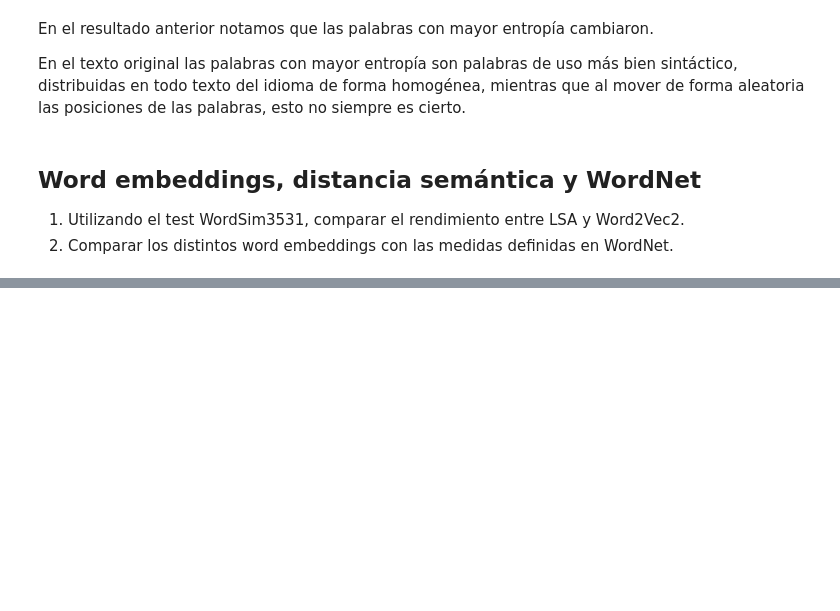
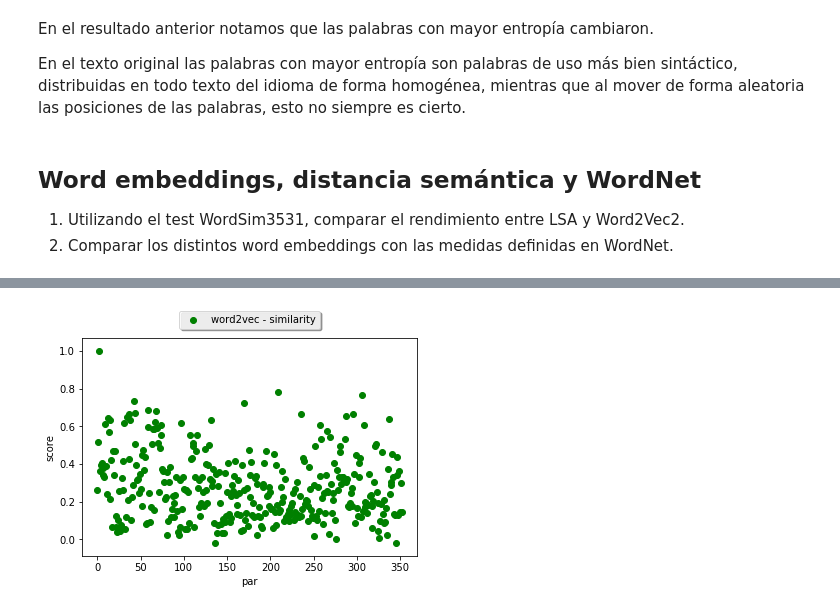
Before and after one commit to barbeiton/tpscd, a Jupyter notebook: tp6/tp6.ipynb, the cells around one changed output, grey strips where cells are left out. Drawn from its saved outputs; the diff is of its cells as text; code cells hidden in the pictures; blank space fills up the shorter version.

```diff
--- a/tp6/tp6.ipynb
+++ b/tp6/tp6.ipynb
@@ -452,0 +574,3 @@ En el texto original las palabras con mayor entropía son palabras de uso más b
+# %%
+df3 = pd.read_csv('word2vec_out.csv')
+df3[:15]
@@ -452,0 +594,13 @@ En el texto original las palabras con mayor entropía son palabras de uso más b
+# %%
+#score de word2vec
+wx3 = df3.loc[:,['score']]
+# %%
+plt.figure()
+plt.scatter(wn, wx3, label = "word2vec - similarity", color='g')
+plt.legend(loc='upper center', bbox_to_anchor=(0.5, 1.15),fancybox=True, shadow=True, ncol=6)
+plt.xlabel('par')
+plt.ylabel('score')
+plt.show()
+plt.close()
+# %% [output]
+[figure, added]
```
Also changed, not shown: parts of 35 cells of this notebook.
